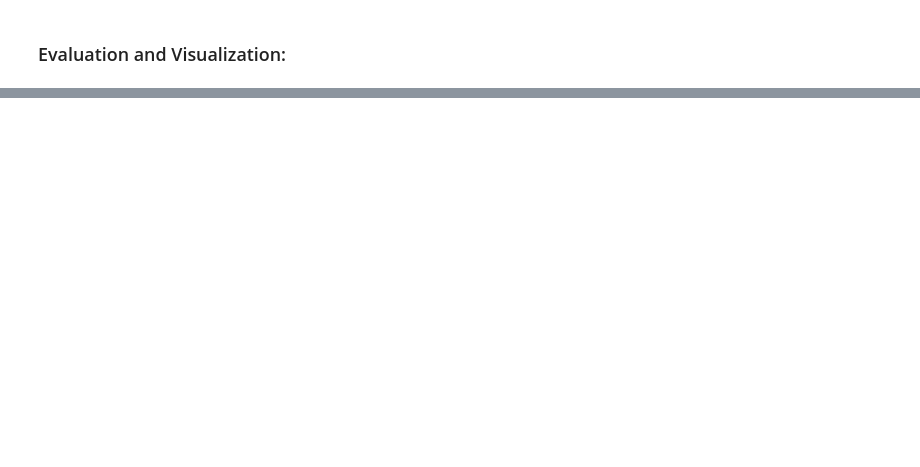
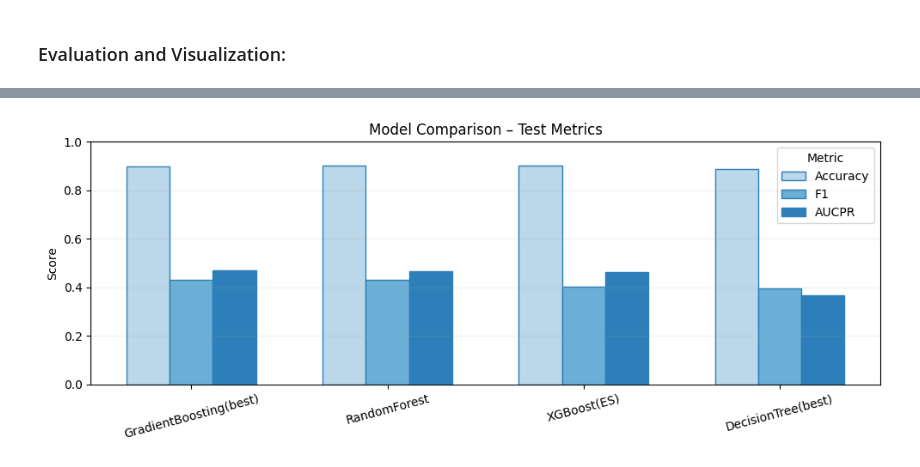
Before and after one commit to lucabarattini/Trees-Boosting-AppliedML-Project, a Jupyter notebook: Luca_Barattini_|_LB3656_|_Applied_Machine_Learning_Assignment_2_|_Trees_and_Boosting.ipynb, the cells around one changed output, grey strips where cells are left out. Drawn from its saved outputs; the diff is of its cells as text; code cells hidden in the pictures; blank space fills up the shorter version.

```diff
--- a/Luca_Barattini_|_LB3656_|_Applied_Machine_Learning_Assignment_2_|_Trees_and_Boosting.ipynb
+++ b/Luca_Barattini_|_LB3656_|_Applied_Machine_Learning_Assignment_2_|_Trees_and_Boosting.ipynb
@@ -264,0 +254,16 @@ for col in cat_cols:
+# %%
+num_cols = ensure_cols(df, [
+    'age','duration','campaign','pdays','previous',
+    'emp.var.rate','cons.price.idx','cons.conf.idx','euribor3m','nr.employed'
+])
+
+try:
+    color = b_mid
+except NameError:
+    color = None
+
+for col in num_cols:
+    fig, ax = plt.subplots(figsize=(4,3))
+    df[col].plot(kind='hist', bins=30, color=color, alpha=0.95, ax=ax)
+    ax.set_title(col); ax.set_ylabel('Count'); ax.set_xlabel(col)
+    plt.tight_layout(); plt.show()
@@ -1018,0 +1061,17 @@ plt.tight_layout(); plt.show()
+# %%
+metrics_to_plot = ['Test_Accuracy','Test_F1','Test_AUCPR']
+try:
+    colors = [b_light, b_mid, b_dark]
+except NameError:
+    colors = [None, None, None]
+labels = summary.index.tolist(); x = np.arange(len(labels)); w = 0.22
+
+fig, ax = plt.subplots(figsize=(10, 4))
+for i, (m, c) in enumerate(zip(metrics_to_plot, colors)):
+    ax.bar(x + (i-1)*w, summary[m].values, width=w, label=m.replace('Test_',''), color=c, edgecolor='#2C7FB8')
+ax.set_xticks(x); ax.set_xticklabels(labels, rotation=15)
+ax.set_ylim(0, 1); ax.set_ylabel('Score'); ax.set_title('Model Comparison – Test Metrics')
+ax.grid(axis='y', alpha=0.2); ax.legend(title='Metric')
+plt.tight_layout(); plt.show()
+# %% [output]
+[figure, added]
```
Also changed, not shown: parts of 18 cells of this notebook.
